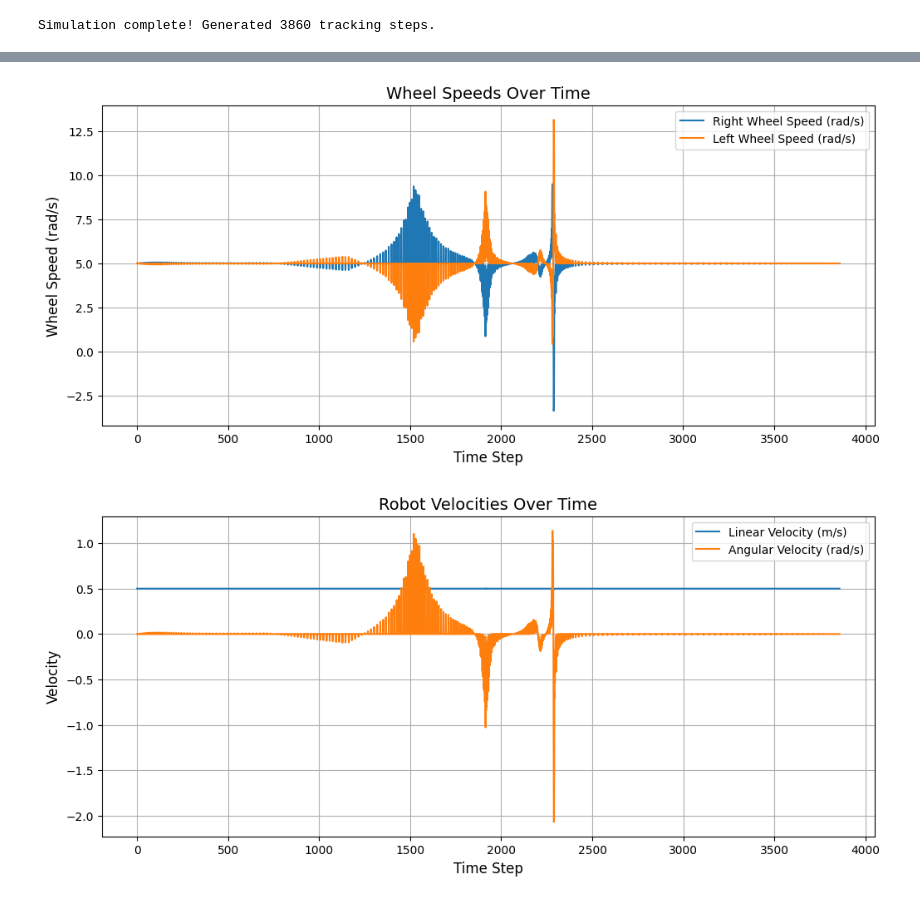
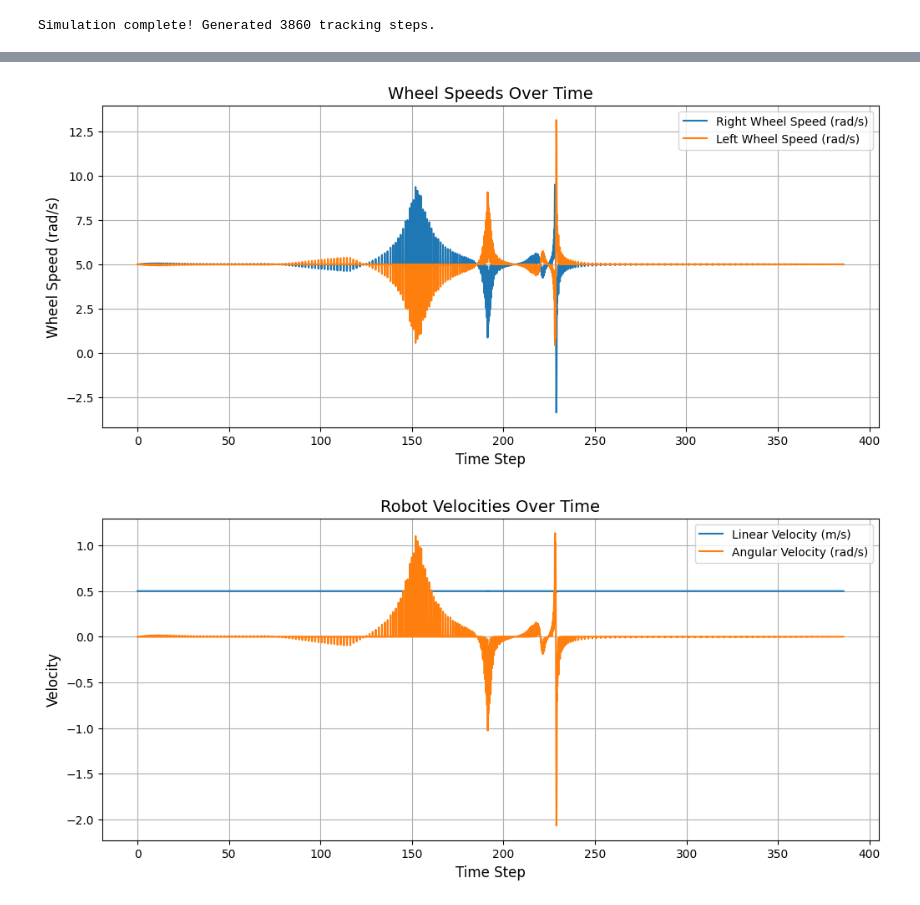
Before and after one commit to m1pan/me4robotics_cw2, a Jupyter notebook: cw.ipynb, the cells around one changed output, grey strips where cells are left out. Cells and saved outputs as stored; diff of their text form; code cells hidden in the pictures.

```diff
--- a/cw.ipynb
+++ b/cw.ipynb
@@ -339,27 +339,28 @@ plt.show()
 # %%
 # plot the wheel speeds over time
 wheel_trajectory = np.array(wheel_trajectory)
+time_steps = np.arange(len(wheel_trajectory)) * dt
 plt.figure(figsize=(12, 5))
-plt.plot(wheel_trajectory[:, 0], label='Right Wheel Speed (rad/s)')
-plt.plot(wheel_trajectory[:, 1], label='Left Wheel Speed (rad/s)')
+plt.plot(time_steps, wheel_trajectory[:, 0], label='Right Wheel Speed (rad/s)')
+plt.plot(time_steps, wheel_trajectory[:, 1], label='Left Wheel Speed (rad/s)')
 plt.title('Wheel Speeds Over Time', fontsize=14)
 plt.xlabel('Time Step', fontsize=12)
 plt.ylabel('Wheel Speed (rad/s)', fontsize=12)
 plt.legend()
 plt.grid()
 plt.show()
 
 # plot the robot's linear and angular velocities over time
 robot_velocities = np.array(robot_velocities)
 plt.figure(figsize=(12, 5))
-plt.plot(robot_velocities[:, 0], label='Linear Velocity (m/s)')
-plt.plot(robot_velocities[:, 1], label='Angular Velocity (rad/s)')
+plt.plot(time_steps, robot_velocities[:, 0], label='Linear Velocity (m/s)')
+plt.plot(time_steps, robot_velocities[:, 1], label='Angular Velocity (rad/s)')
 plt.title('Robot Velocities Over Time', fontsize=14)
 plt.xlabel('Time Step', fontsize=12)
 plt.ylabel('Velocity', fontsize=12)
 plt.legend()
 plt.grid()
 plt.show()
 # %% [output]
-[figure, old version]
+[figure, new version]
-[figure, old version]
+[figure, new version]
```
Also changed, not shown: parts of 1 cell of this notebook.
